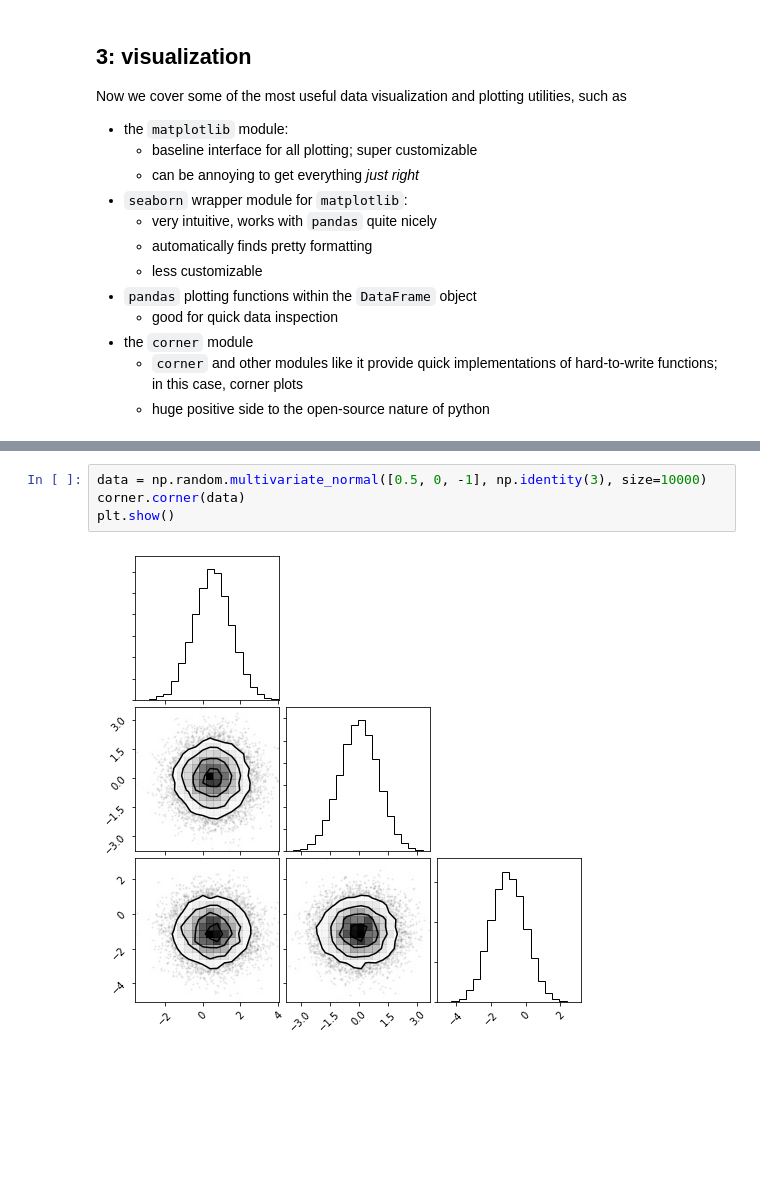
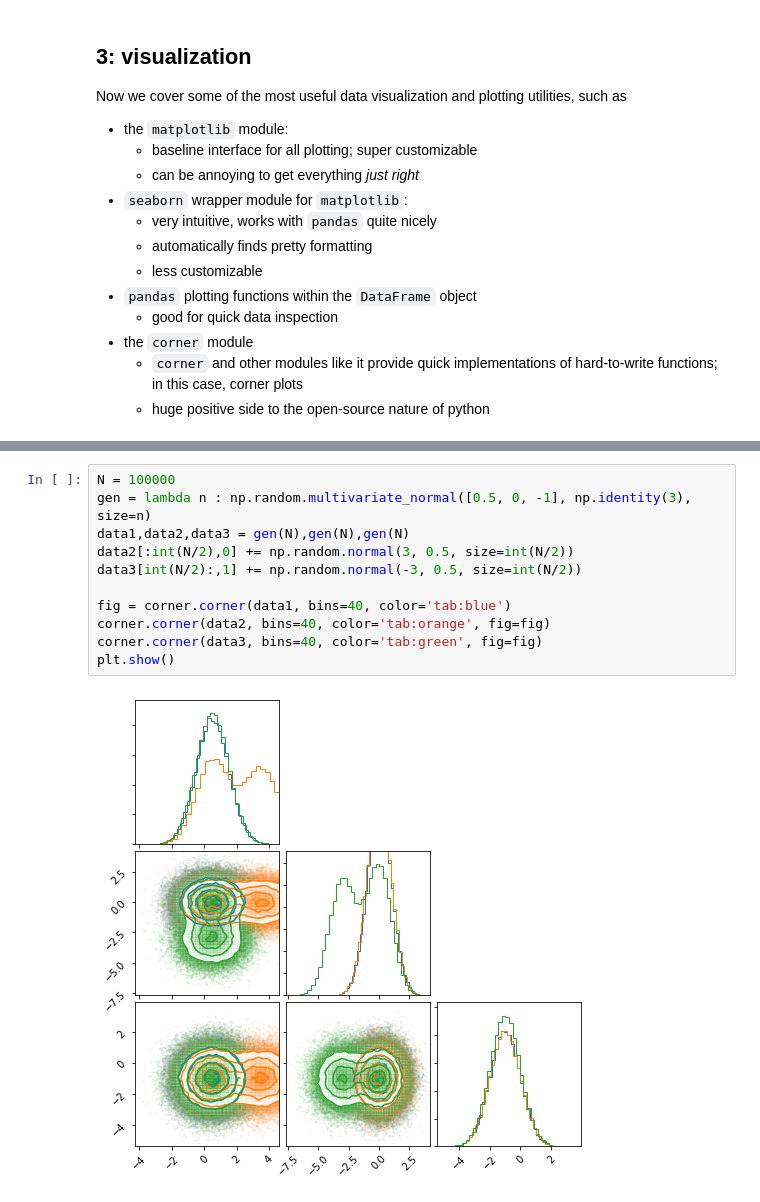
Before and after one commit to luclepot/SPS_ml_tutorial, a Jupyter notebook: day_1.ipynb, the cells around one changed output, grey strips where cells are left out. Saved outputs shown, nothing was run; the diff lists cells and outputs as text; blank space fills up the shorter version.

```diff
--- a/day_1.ipynb
+++ b/day_1.ipynb
@@ -112,6 +92,13 @@ Successfully installed corner-2.0.1
-# %%
-data = np.random.multivariate_normal([0.5, 0, -1], np.identity(3), size=10000)
-corner.corner(data)
-plt.show()
-# %% [output]
-[figure, removed]
+# %%
+N = 100000
+gen = lambda n : np.random.multivariate_normal([0.5, 0, -1], np.identity(3), size=n)
+data1,data2,data3 = gen(N),gen(N),gen(N)
+data2[:int(N/2),0] += np.random.normal(3, 0.5, size=int(N/2))
+data3[int(N/2):,1] += np.random.normal(-3, 0.5, size=int(N/2))
+
+fig = corner.corner(data1, bins=40, color='tab:blue')
+corner.corner(data2, bins=40, color='tab:orange', fig=fig)
+corner.corner(data3, bins=40, color='tab:green', fig=fig)
+plt.show()
+# %% [output]
+[figure, added]
```
Also changed, not shown: parts of 2 cells of this notebook.
